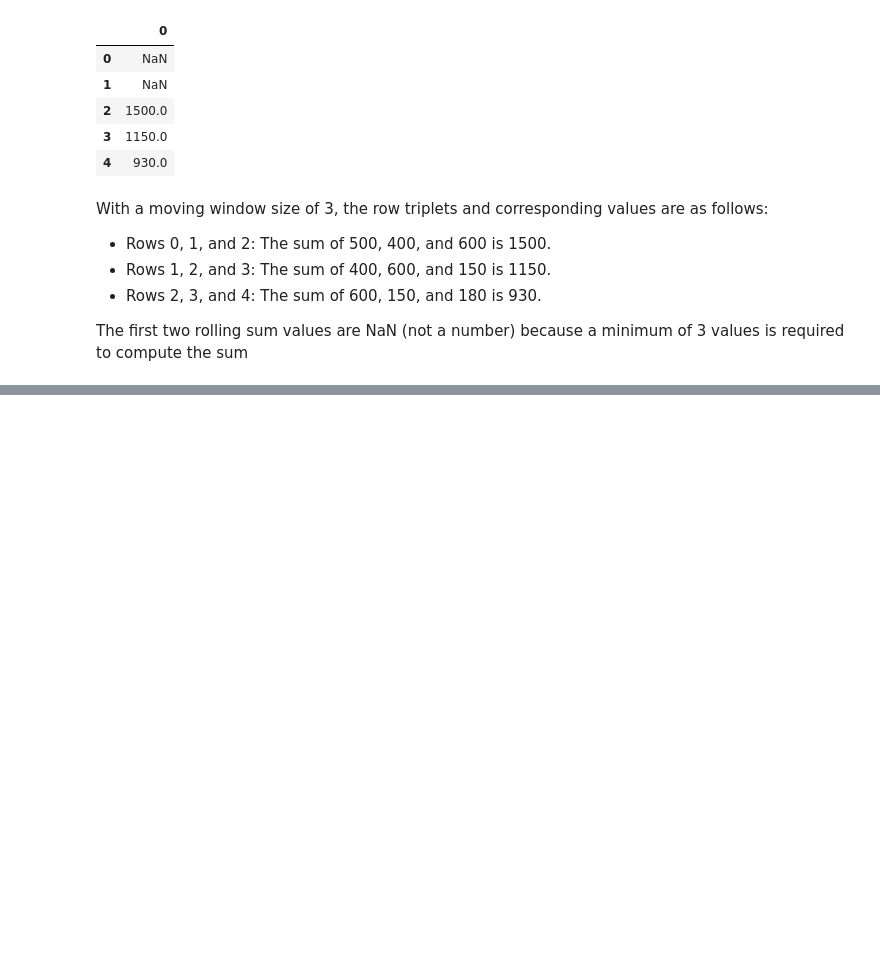
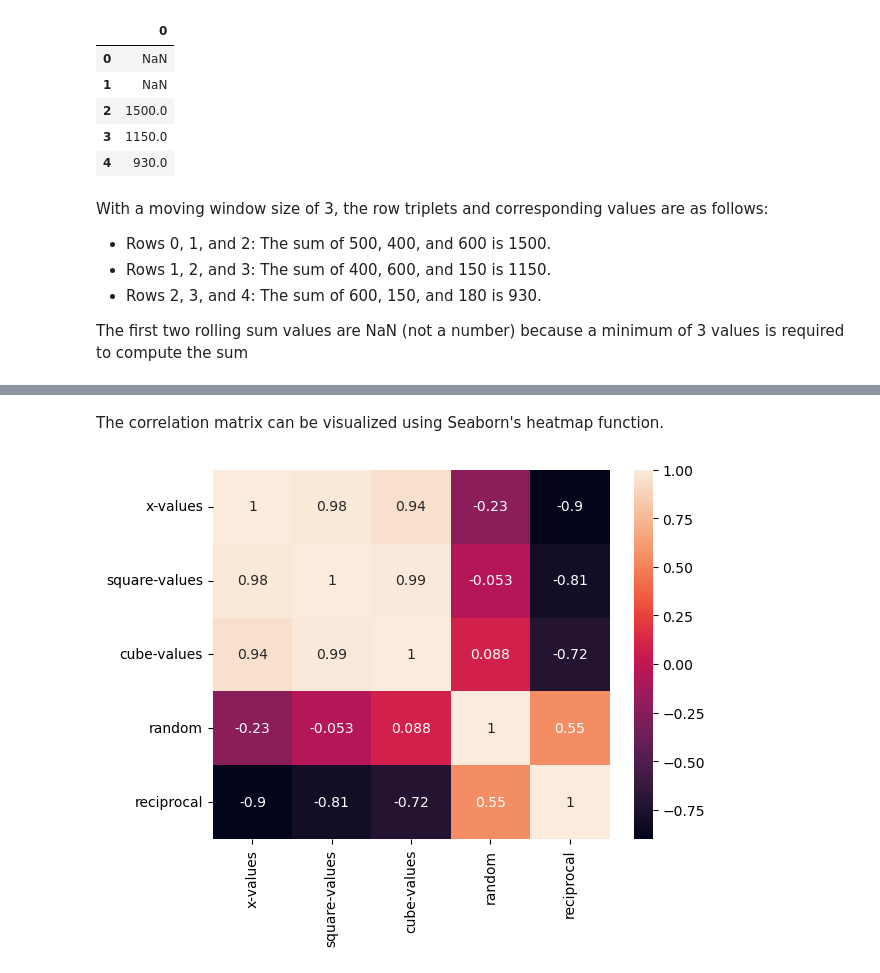
Before and after one commit to datasmp/pfds, a Jupyter notebook: _sources/df_advanced_method.ipynb, the cells around one changed output, grey strips where cells are left out. Cells and saved outputs as stored; diff of their text form; code cells hidden in the pictures; blank space fills up the shorter version.

```diff
--- a/_sources/df_advanced_method.ipynb
+++ b/_sources/df_advanced_method.ipynb
@@ -187,0 +193,4 @@ The first two rolling sum values are NaN (not a number) because a minimum of 3 v
+# %%
+df4 = pd.DataFrame( {'x-values': [1,2,3,4,5], 'square-values': [1,4,9,16,25],'cube-values': [1,8,27,64,125],
+                    'random':[9,4,3,1,8], 'reciprocal': [1/1,1/2,1/3,1/4,1/5]})
+df4
@@ -187,0 +213,7 @@ The first two rolling sum values are NaN (not a number) because a minimum of 3 v
+# %% [markdown]
+The correlation matrix can be visualized using Seaborn's heatmap function.
+# %%
+import seaborn as sns
+sns.heatmap(df4.corr(), annot=True);
+# %% [output]
+[figure, added]
```
Also changed, not shown: parts of 13 cells of this notebook, 8 other files.
